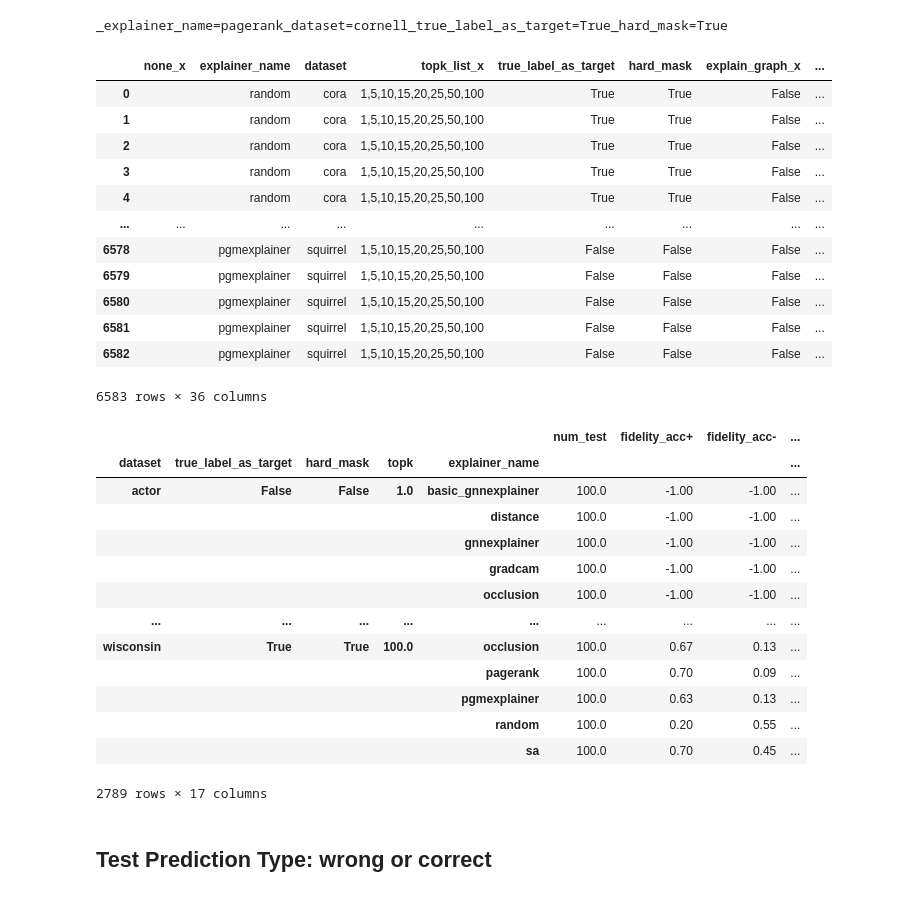
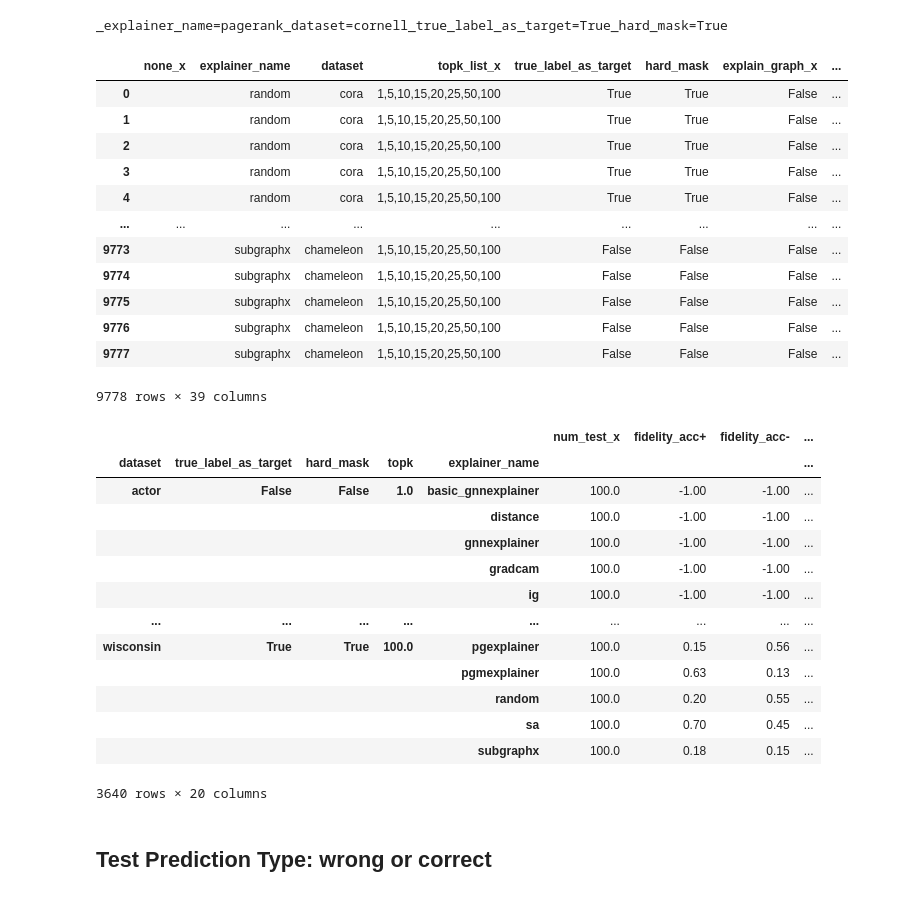
Before and after one commit to GraphFramEx/graphframex, a Jupyter notebook: notebooks/Results_Experiments.ipynb, the cells around one changed output. Cells and saved outputs as stored; diff of their text form; code cells hidden in the pictures.

```diff
--- a/notebooks/Results_Experiments.ipynb
+++ b/notebooks/Results_Experiments.ipynb
@@ -72,7 +73,7 @@ def get_info(logdir):
         if filename.endswith(".stdout") and filename.startswith("_"):
             _, infos[filename.replace(".stdout", "")] = parseLogs(join(logdir, filename), kw='__infos:')
             _, initial_mask_infos[filename.replace(".stdout", "")] = parseLogs(join(logdir, filename), kw='__initial_edge_mask_infos:')
-            _, transformed_mask_infos[filename.replace(".stdout", "")] = parseLogs(join(logdir, filename), kw='__transformed_mask_infos:')
+            _, transformed_mask_infos[filename.replace(".stdout", "")] = parseLogs(join(logdir, filename), kw='__transformed_edge_mask_infos:')
             _, fidelity[filename.replace(".stdout", "")] = parseLogs(join(logdir, filename), kw='__fidelity:')
     return(infos, initial_mask_infos, transformed_mask_infos, fidelity)
 
@@ -215,10 +216,21 @@ res = res.reset_index()
 res.to_csv('/cluster/home/kamara/Explain/csv/node_classification/real/nc_real_sparsity_avg10expe.csv', index=False)
 # %% [markdown]
 ## Topk
+# %%
+def get_info(logdir):
+    infos, fidelity, initial_mask_infos, transformed_mask_infos, transformed_edge_mask_infos = {}, {}, {}, {}, {}
+    for filename in os.listdir(logdir):
+        if filename.endswith(".stdout") and filename.startswith("_"):
+            _, infos[filename.replace(".stdout", "")] = parseLogs(join(logdir, filename), kw='__infos:')
+            _, initial_mask_infos[filename.replace(".stdout", "")] = parseLogs(join(logdir, filename), kw='__initial_edge_mask_infos:')
+            _, transformed_edge_mask_infos[filename.replace(".stdout", "")] = parseLogs(join(logdir, filename), kw='__transformed_edge_mask_infos:')
+            _, transformed_mask_infos[filename.replace(".stdout", "")] = parseLogs(join(logdir, filename), kw='__transformed_mask_infos:')
+            _, fidelity[filename.replace(".stdout", "")] = parseLogs(join(logdir, filename), kw='__fidelity:')
+    return(infos, initial_mask_infos, transformed_mask_infos, transformed_edge_mask_infos, fidelity)
 # %%
 logdir = f'/cluster/work/zhang/kamara/checkpoints/node_classification/real/topk/topk_real_1/logs'
 jsonpath = f'/cluster/home/kamara/Explain/configs/real/topk/config_real_topk_1expe.json'
-infos, initial_mask_infos, transformed_mask_infos, fidelity = get_info(logdir)
+infos, initial_mask_infos, transformed_mask_infos, transformed_edge_mask_infos, fidelity = get_info(logdir)
 gnn_train, gnn_test = get_gnn_info(logdir)
 
 print(list(fidelity.keys())[1])
@@ -231,50 +243,54 @@ name = '{none}_explainer_name={explainer_name}_dataset={dataset}_true_label_as_t
 # %%
 df_infos = get_df_results(infos, ranges, name, metrics = ['time', "number_of_edges"])
 df_initial_mask_infos = get_df_results(initial_mask_infos, ranges, name, metrics = ['mask_size', "mask_entropy", "max_avg"])
-df_tranformed_mask_infos = get_df_results(transformed_mask_infos, ranges, name, metrics = ['mask_size', "mask_entropy", "max_avg", "topk"], selection="all")
+df_transformed_mask_infos = get_df_results(transformed_mask_infos, ranges, name, metrics = ['mask_size', "mask_entropy", "max_avg", "topk"], selection="all")
+df_transformed_edge_mask_infos = get_df_results(transformed_edge_mask_infos, ranges, name, metrics = ['mask_size', "mask_entropy", "max_avg", "topk"], selection="all")
+
+df_transformed_mask_infos = pd.concat([df_transformed_edge_mask_infos, df_transformed_mask_infos])
+
 df_fid = get_df_results(fidelity, ranges, name, metrics = ['fidelity_acc+', 'fidelity_acc-', 'fidelity_prob+', 'fidelity_prob-',
                                                            'fidelity_gnn_acc+', 'fidelity_gnn_acc-', 'fidelity_gnn_prob+', 'fidelity_gnn_prob-', 'topk'], selection="all")
 # %%
-df_mask_infos = pd.merge(df_initial_mask_infos, df_tranformed_mask_infos, suffixes=['_init', '_transf'], on=["dataset", "explainer_name", "num_test", "data_save_dir", "seed", "true_label_as_target", "hard_mask"])
+df_mask_infos = pd.merge(df_initial_mask_infos, df_transformed_mask_infos, suffixes=['_init', '_transf'], on=["dataset", "explainer_name", "data_save_dir", "seed", "true_label_as_target", "hard_mask"])
 scores = df_fid
-scores = pd.merge(scores, df_mask_infos, on=["dataset", "explainer_name", "num_test", "data_save_dir", "seed", "true_label_as_target", "hard_mask", "topk"])
-scores = pd.merge(scores, df_infos, on=["dataset", "explainer_name", "num_test", "data_save_dir", "seed", "true_label_as_target", "hard_mask"])
+scores = pd.merge(scores, df_mask_infos, on=["dataset", "explainer_name", "data_save_dir", "seed", "true_label_as_target", "hard_mask", "topk"])
+scores = pd.merge(scores, df_infos, on=["dataset", "explainer_name", "data_save_dir", "seed", "true_label_as_target", "hard_mask"])
 scores
 #scores.to_csv('/cluster/home/kamara/Explain/csv/node_classification/real/nc_real_sparsity_all.csv', index=False)
 # %% [output]
 |  | none_x | explainer_name | dataset | topk_list_x | true_label_as_target | hard_mask | explain_graph_x | ... |
 | 0 |  | random | cora | 1,5,10,15,20,25,50,100 | True | True | False | ... |
 | 1 |  | random | cora | 1,5,10,15,20,25,50,100 | True | True | False | ... |
 | 2 |  | random | cora | 1,5,10,15,20,25,50,100 | True | True | False | ... |
 | 3 |  | random | cora | 1,5,10,15,20,25,50,100 | True | True | False | ... |
 | 4 |  | random | cora | 1,5,10,15,20,25,50,100 | True | True | False | ... |
 | ... | ... | ... | ... | ... | ... | ... | ... | ... |
-| 6578 |  | pgmexplainer | squirrel | 1,5,10,15,20,25,50,100 | False | False | False | ... |
-| 6579 |  | pgmexplainer | squirrel | 1,5,10,15,20,25,50,100 | False | False | False | ... |
-| 6580 |  | pgmexplainer | squirrel | 1,5,10,15,20,25,50,100 | False | False | False | ... |
-| 6581 |  | pgmexplainer | squirrel | 1,5,10,15,20,25,50,100 | False | False | False | ... |
-| 6582 |  | pgmexplainer | squirrel | 1,5,10,15,20,25,50,100 | False | False | False | ... |
+| 9773 |  | subgraphx | chameleon | 1,5,10,15,20,25,50,100 | False | False | False | ... |
+| 9774 |  | subgraphx | chameleon | 1,5,10,15,20,25,50,100 | False | False | False | ... |
+| 9775 |  | subgraphx | chameleon | 1,5,10,15,20,25,50,100 | False | False | False | ... |
+| 9776 |  | subgraphx | chameleon | 1,5,10,15,20,25,50,100 | False | False | False | ... |
+| 9777 |  | subgraphx | chameleon | 1,5,10,15,20,25,50,100 | False | False | False | ... |
-6583 rows × 36 columns
+9778 rows × 39 columns
 # %%
 res = scores.groupby(by=['dataset', "true_label_as_target", "hard_mask", 'topk', 'explainer_name']).mean()
 res = res.drop(columns=['seed'])
 #res[['mask_size', "mask_entropy", "max_avg"]]
 res
 # %% [output]
-|  |  |  |  |  | num_test | fidelity_acc+ | fidelity_acc- | ... |
+|  |  |  |  |  | num_test_x | fidelity_acc+ | fidelity_acc- | ... |
 | dataset | true_label_as_target | hard_mask | topk | explainer_name |  |  |  | ... |
 | actor | False | False | 1.0 | basic_gnnexplainer | 100.0 | -1.00 | -1.00 | ... |
 |  |  |  |  | distance | 100.0 | -1.00 | -1.00 | ... |
 |  |  |  |  | gnnexplainer | 100.0 | -1.00 | -1.00 | ... |
 |  |  |  |  | gradcam | 100.0 | -1.00 | -1.00 | ... |
-|  |  |  |  | occlusion | 100.0 | -1.00 | -1.00 | ... |
+|  |  |  |  | ig | 100.0 | -1.00 | -1.00 | ... |
 | ... | ... | ... | ... | ... | ... | ... | ... | ... |
-| wisconsin | True | True | 100.0 | occlusion | 100.0 | 0.67 | 0.13 | ... |
-|  |  |  |  | pagerank | 100.0 | 0.70 | 0.09 | ... |
+| wisconsin | True | True | 100.0 | pgexplainer | 100.0 | 0.15 | 0.56 | ... |
 |  |  |  |  | pgmexplainer | 100.0 | 0.63 | 0.13 | ... |
 |  |  |  |  | random | 100.0 | 0.20 | 0.55 | ... |
 |  |  |  |  | sa | 100.0 | 0.70 | 0.45 | ... |
+|  |  |  |  | subgraphx | 100.0 | 0.18 | 0.15 | ... |
-2789 rows × 17 columns
+3640 rows × 20 columns
 # %%
 res = res.reset_index()
 res.to_csv('/cluster/home/kamara/Explain/csv/node_classification/real/topk/nc_real_topk_1expe.csv', index=False)
```
Also changed, not shown: parts of 5 cells of this notebook, 8 other files.
